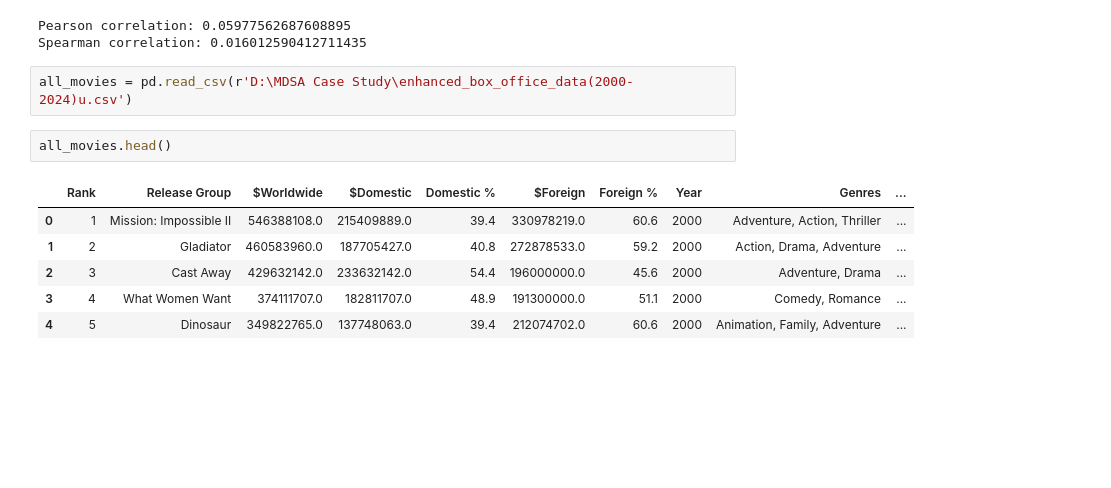
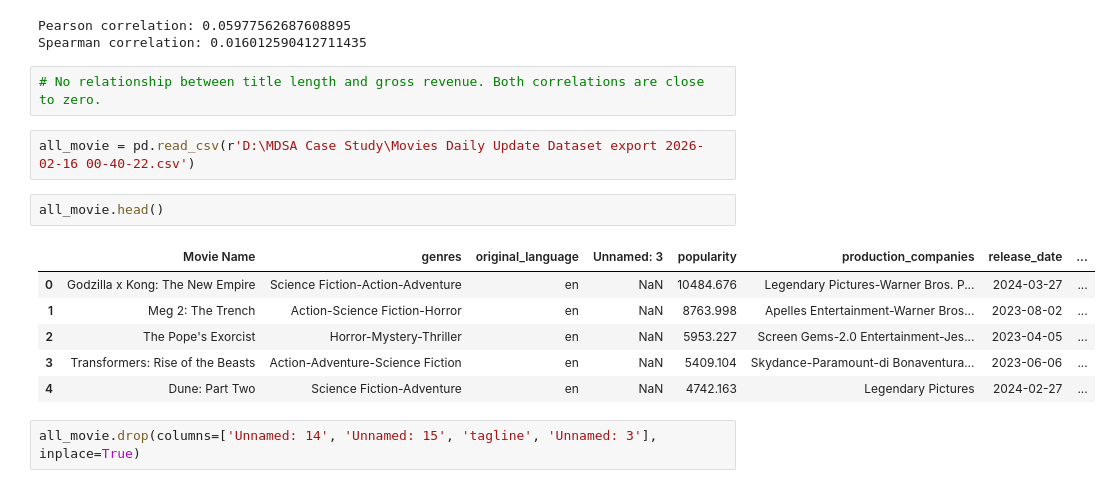
Before and after one commit to wtfmadrid/MDSA-Case-Study, a Jupyter notebook: preprocessing.ipynb, the cells around one changed output. Saved outputs shown, nothing was run; the diff lists cells and outputs as text; blank space fills up the shorter version.

```diff
--- a/preprocessing.ipynb
+++ b/preprocessing.ipynb
@@ -213,14 +224,18 @@ print("Spearman correlation:", spearman_corr)
 # %% [output]
 Pearson correlation: 0.05977562687608895
 Spearman correlation: 0.016012590412711435
-# %%
-all_movies = pd.read_csv(r'D:\MDSA Case Study\enhanced_box_office_data(2000-2024)u.csv')
-# %%
-all_movies.head()
-# %% [output]
-|  | Rank | Release Group | $Worldwide | $Domestic | Domestic % | $Foreign | Foreign % | Year | Genres | ... |
-| 0 | 1 | Mission: Impossible II | 546388108.0 | 215409889.0 | 39.4 | 330978219.0 | 60.6 | 2000 | Adventure, Action, Thriller | ... |
-| 1 | 2 | Gladiator | 460583960.0 | 187705427.0 | 40.8 | 272878533.0 | 59.2 | 2000 | Action, Drama, Adventure | ... |
-| 2 | 3 | Cast Away | 429632142.0 | 233632142.0 | 54.4 | 196000000.0 | 45.6 | 2000 | Adventure, Drama | ... |
-| 3 | 4 | What Women Want | 374111707.0 | 182811707.0 | 48.9 | 191300000.0 | 51.1 | 2000 | Comedy, Romance | ... |
-| 4 | 5 | Dinosaur | 349822765.0 | 137748063.0 | 39.4 | 212074702.0 | 60.6 | 2000 | Animation, Family, Adventure | ... |
+# %%
+# No relationship between title length and gross revenue. Both correlations are close to zero.
+# %%
+all_movie = pd.read_csv(r'D:\MDSA Case Study\Movies Daily Update Dataset export 2026-02-16 00-40-22.csv')
+# %%
+all_movie.head()
+# %% [output]
+|  | Movie Name | genres | original_language | Unnamed: 3 | popularity | production_companies | release_date | ... |
+| 0 | Godzilla x Kong: The New Empire | Science Fiction-Action-Adventure | en | NaN | 10484.676 | Legendary Pictures-Warner Bros. P... | 2024-03-27 | ... |
+| 1 | Meg 2: The Trench | Action-Science Fiction-Horror | en | NaN | 8763.998 | Apelles Entertainment-Warner Bros... | 2023-08-02 | ... |
+| 2 | The Pope's Exorcist | Horror-Mystery-Thriller | en | NaN | 5953.227 | Screen Gems-2.0 Entertainment-Jes... | 2023-04-05 | ... |
+| 3 | Transformers: Rise of the Beasts | Action-Adventure-Science Fiction | en | NaN | 5409.104 | Skydance-Paramount-di Bonaventura... | 2023-06-06 | ... |
+| 4 | Dune: Part Two | Science Fiction-Adventure | en | NaN | 4742.163 | Legendary Pictures | 2024-02-27 | ... |
+# %%
+all_movie.drop(columns=['Unnamed: 14', 'Unnamed: 15', 'tagline', 'Unnamed: 3'], inplace=True)
```
Also changed, not shown: parts of 38 cells of this notebook, 1 other file.
